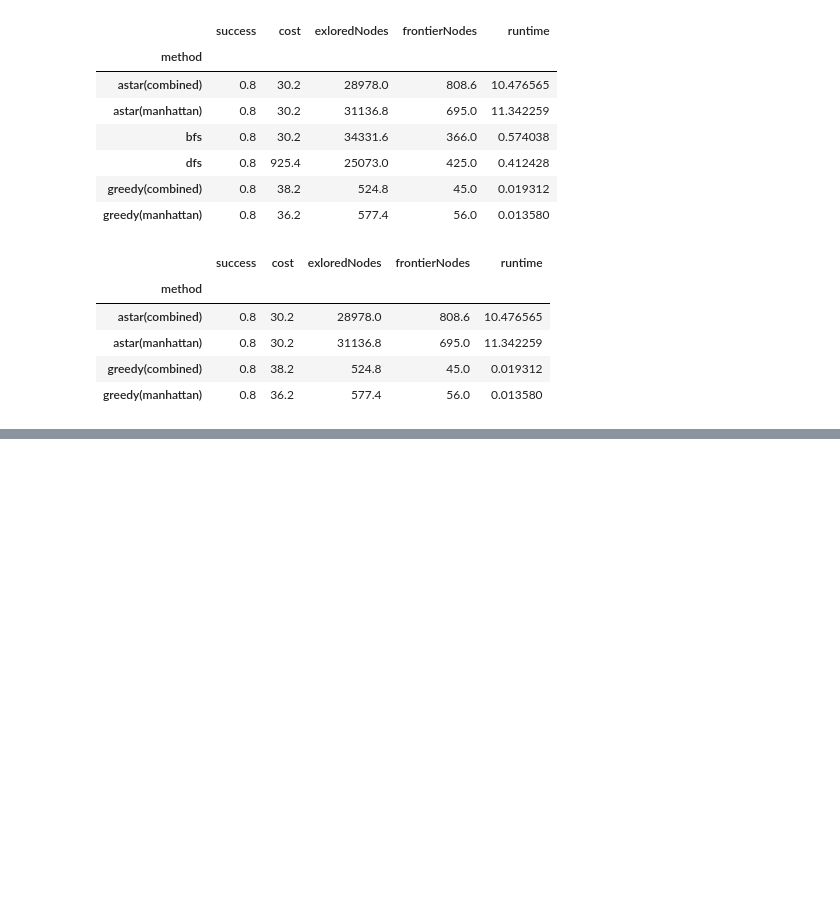
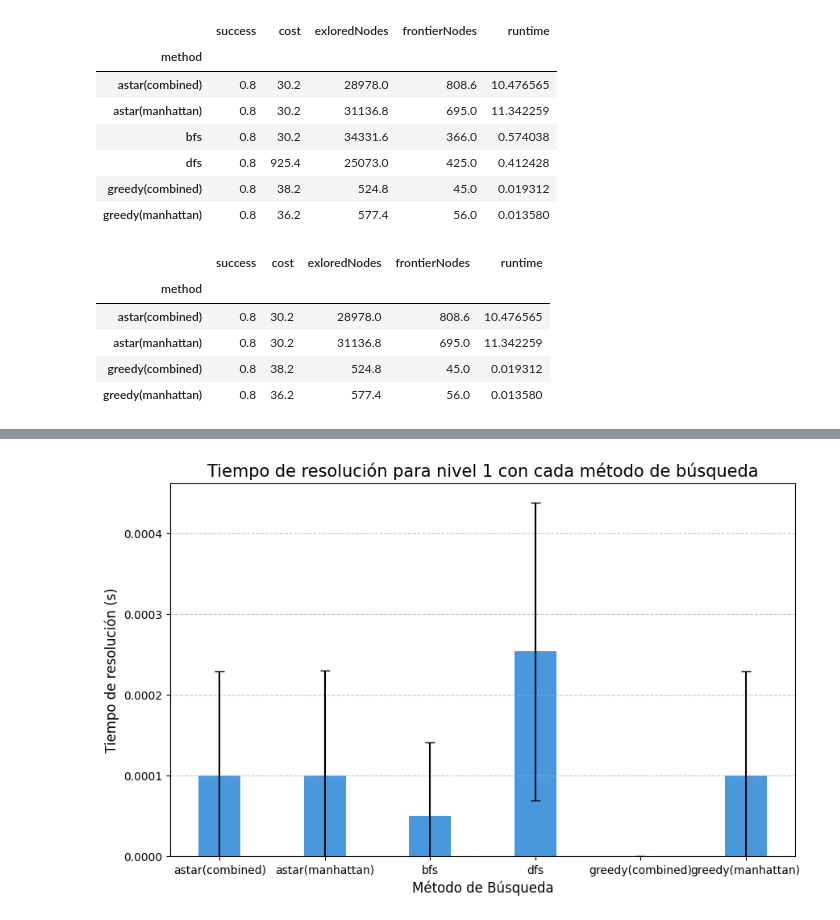
Before and after one commit to Ian-Arnott/TPs-SIA, a Jupyter notebook: Tp1/data.ipynb, the cells around one changed output, grey strips where cells are left out. Saved outputs shown, nothing was run; the diff lists cells and outputs as text; code cells hidden in the pictures; blank space fills up the shorter version.

Commit message:
Add runtime barplot graphics

```diff
--- a/Tp1/data.ipynb
+++ b/Tp1/data.ipynb
@@ -130,0 +137,17 @@ informed_methods_df.groupby(['method']).mean(numeric_only=True)
+# %%
+level_data = final_df.loc[final_df['level'] == 'level1.txt'].groupby(['method'], as_index=False)
+mean_data = level_data.mean(numeric_only=True)
+methods = mean_data['method'].tolist()
+runtime = mean_data['runtime'].tolist()
+std_error_runtime = (level_data.std(numeric_only=True)['runtime'] / np.sqrt(len(level_data['runtime'].mean()['runtime']))).tolist()
+
+plt.figure(figsize=(10,6))
+plt.bar(methods, runtime, yerr=std_error_runtime, capsize=4, color='#4998de', width=0.4)
+plt.title('Tiempo de resolución para nivel 1 con cada método de búsqueda', fontsize=15)
+plt.xlabel('Método de Búsqueda', fontsize=12)
+plt.ylabel('Tiempo de resolución (s)', fontsize=12)
+plt.grid(axis='y', linestyle='--', alpha=0.7)
+plt.ylim(0)
+plt.show()
+# %% [output]
+[figure, added]
```
Also changed, not shown: parts of 10 cells of this notebook, 5 other files.
